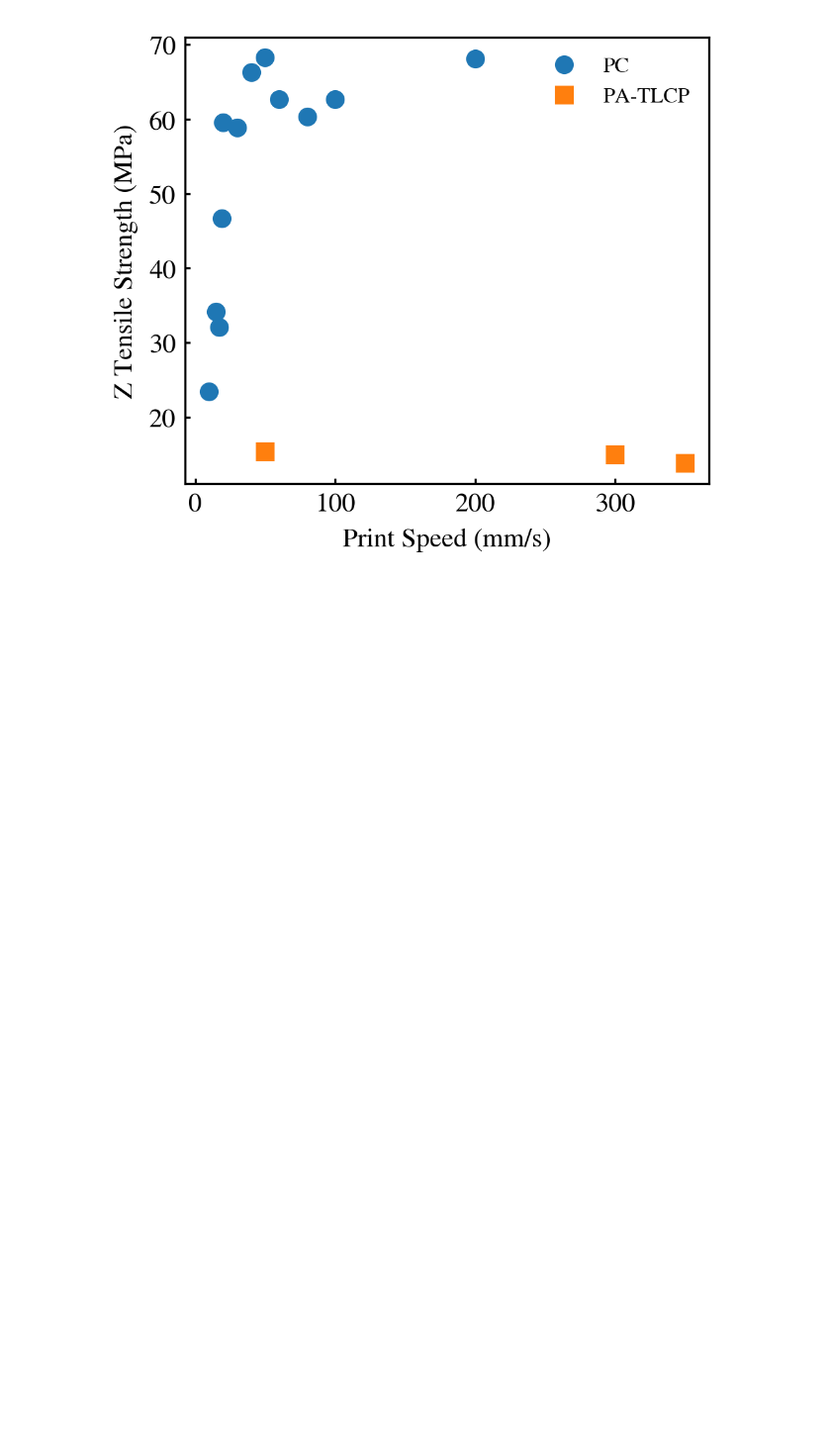
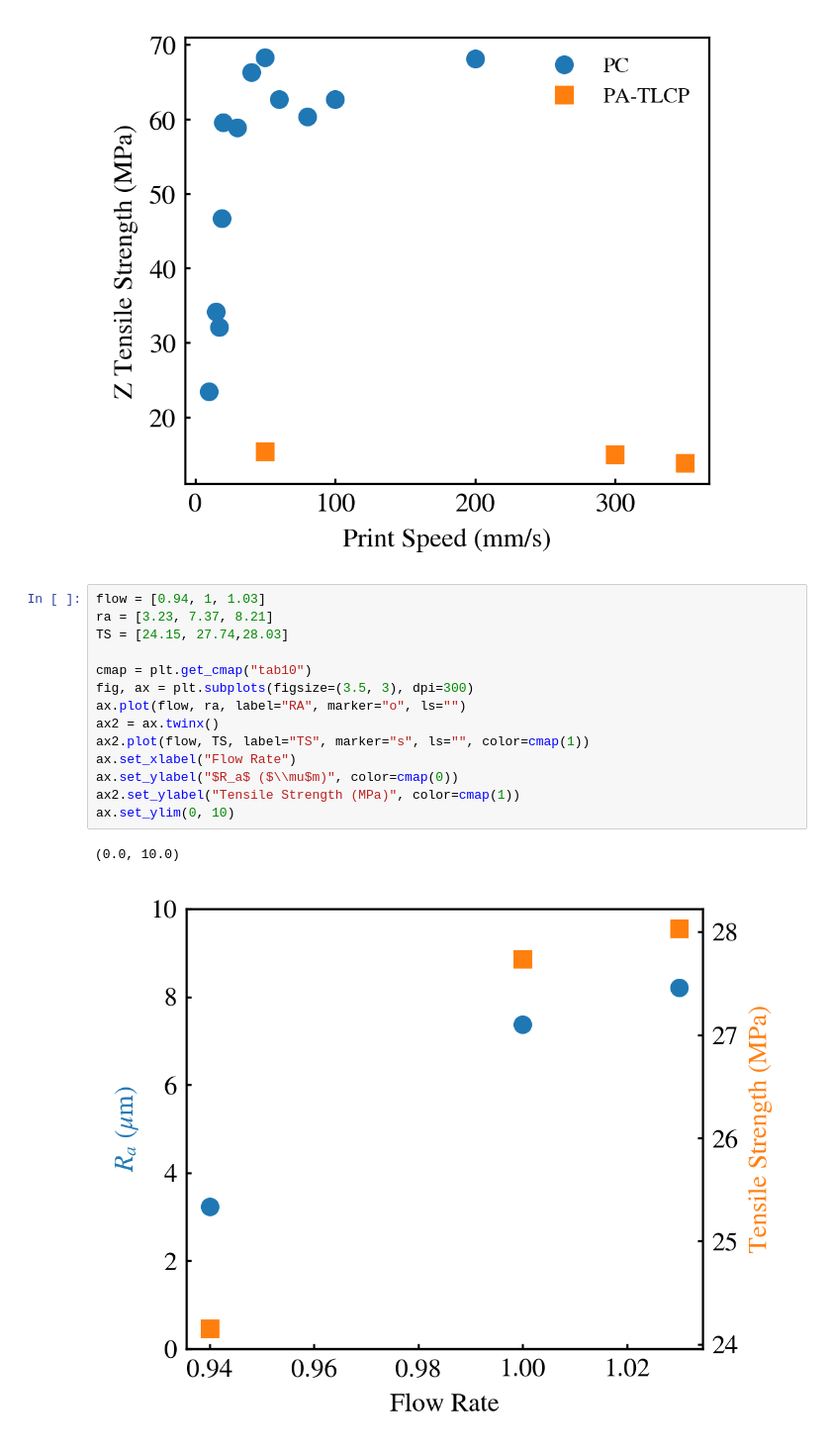
Before and after one commit to ZLoverty/Boralus, a Jupyter notebook: tensile.ipynb, the cells around one changed output. Shown at 99% size. Cells and saved outputs as stored; diff of their text form; blank space fills up the shorter version.

Commit message:
mobo plots

```diff
--- a/tensile.ipynb
+++ b/tensile.ipynb
@@ -26,3 +26,20 @@ plt.legend(fontsize=8, frameon=False)
 # %% [output]
 <matplotlib.legend.Legend at 0x...>
 [figure]
+# %%
+flow = [0.94, 1, 1.03]
+ra = [3.23, 7.37, 8.21]
+TS = [24.15, 27.74,28.03]
+
+cmap = plt.get_cmap("tab10")
+fig, ax = plt.subplots(figsize=(3.5, 3), dpi=300)
+ax.plot(flow, ra, label="RA", marker="o", ls="")
+ax2 = ax.twinx()
+ax2.plot(flow, TS, label="TS", marker="s", ls="", color=cmap(1))
+ax.set_xlabel("Flow Rate")
+ax.set_ylabel("$R_a$ ($\\mu$m)", color=cmap(0))
+ax2.set_ylabel("Tensile Strength (MPa)", color=cmap(1))
+ax.set_ylim(0, 10)
+# %% [output]
+(0.0, 10.0)
+[figure, added]
```
Also changed, not shown: parts of 8 cells of this notebook.
